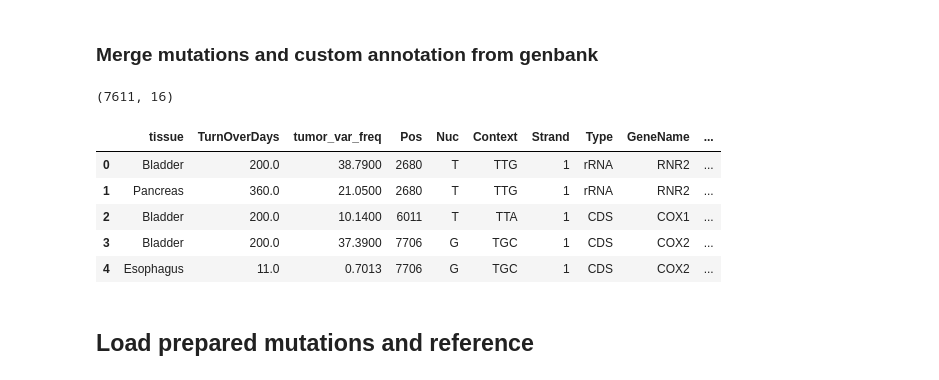
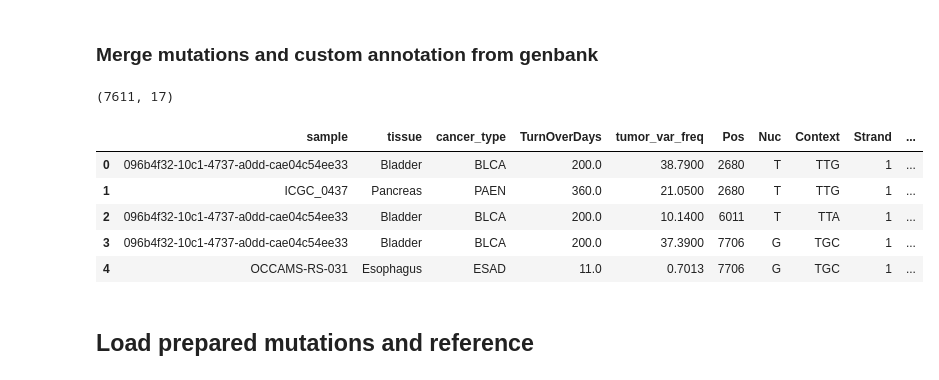
Before and after one commit to mitoclub/mtdnaMutSpecOfCancers, a Jupyter notebook: notebooks/mut_EDA.ipynb, the cells around one changed output. Saved outputs shown, nothing was run; the diff lists cells and outputs as text; code cells hidden in the pictures.

```diff
--- a/notebooks/mut_EDA.ipynb
+++ b/notebooks/mut_EDA.ipynb
@@ -37,10 +37,11 @@ sns.set_style()
 # %%
 ##### read observed and merge it with annotation in order to annotate
 path_to_obs = "../data/1raw/mtDNA_snv_Oct2016.txt"
-_cols = "position,ref,var,Tier2,Annot,tumor_var_freq,is_nonsense,Unnamed: 36".split(",")
+_cols = "position,ref,var,sample,tissue,Tier2,Annot,tumor_var_freq,is_nonsense,Unnamed: 36".split(",")
 ObsAll = pd.read_csv(path_to_obs, sep="\t", usecols=_cols)
 
-ObsAll.rename(columns={"Tier2": "tissue", "Unnamed: 36": "sbs_raw"}, inplace=True)
+ObsAll.rename(columns={"Unnamed: 36": "sbs_raw"}, inplace=True)
+ObsAll.rename(columns={"tissue": "cancer_type", "Tier2": "tissue"}, inplace=True)
 
 def replace_sbs(sbs: str):
     new_sbs = sbs[1] + "[" + sbs[2:5] + "]" + sbs[-1]
@@ -153,39 +174,40 @@ coda = CodonAnnotation(2)
 # %%
 def get_alt(ser: pd.Series):
     if not isinstance(ser["Codon"], str):
         return None
     codon = list(ser["Codon"])
     ref_nuc, alt_nuc = ser["ref"], ser["var"]
     pic = ser["PosInCodon"] - 1
     assert codon[pic] == ref_nuc, "reference nucleotide is not tha same as in codon"
     codon[pic] = alt_nuc
     alt_codon = "".join(codon)
     return alt_codon
 
 mutations = pd.merge(
-    ObsAll[["tissue", "position", "ref", "var", 'sbs', 'TurnOverDays', 'tumor_var_freq']],
+    ObsAll[["sample", "tissue", "cancer_type", "position", "ref",
+            "var", 'sbs', 'TurnOverDays', 'tumor_var_freq']],
     Ref, left_on=["position", "ref"], right_on=["Pos", "Nuc"],
 )
 mutations["AltCodon"] = mutations.apply(get_alt, axis=1)
 mutations["Label"] = mutations.apply(
     lambda s: 0 if s.PosInCodon <= 0 else coda.get_mut_type(
         s.Codon, s.AltCodon, s.PosInCodon - 1)[0], axis=1)
 mutations["Mut"] = mutations.Context.str.get(0) + "[" + mutations["ref"] + ">" + mutations["var"] + "]" + mutations.Context.str.get(-1)
 
 assert len(mutations[mutations.sbs != mutations.Mut]) == 0, "contexts are not equal"
 
 mutations.drop(["position", "ref", "var", "sbs"], axis=1, inplace=True)
 mutations.to_csv("../data/processed/mutations.csv", index=None)
 print(mutations.shape)
 mutations.head()
 # %% [output]
-(7611, 16)
+(7611, 17)
-|  | tissue | TurnOverDays | tumor_var_freq | Pos | Nuc | Context | Strand | Type | GeneName | ... |
-| 0 | Bladder | 200.0 | 38.7900 | 2680 | T | TTG | 1 | rRNA | RNR2 | ... |
-| 1 | Pancreas | 360.0 | 21.0500 | 2680 | T | TTG | 1 | rRNA | RNR2 | ... |
-| 2 | Bladder | 200.0 | 10.1400 | 6011 | T | TTA | 1 | CDS | COX1 | ... |
-| 3 | Bladder | 200.0 | 37.3900 | 7706 | G | TGC | 1 | CDS | COX2 | ... |
-| 4 | Esophagus | 11.0 | 0.7013 | 7706 | G | TGC | 1 | CDS | COX2 | ... |
+|  | sample | tissue | cancer_type | TurnOverDays | tumor_var_freq | Pos | Nuc | Context | Strand | ... |
+| 0 | 096b4f32-10c1-4737-a0dd-cae04c54ee33 | Bladder | BLCA | 200.0 | 38.7900 | 2680 | T | TTG | 1 | ... |
+| 1 | ICGC_0437 | Pancreas | PAEN | 360.0 | 21.0500 | 2680 | T | TTG | 1 | ... |
+| 2 | 096b4f32-10c1-4737-a0dd-cae04c54ee33 | Bladder | BLCA | 200.0 | 10.1400 | 6011 | T | TTA | 1 | ... |
+| 3 | 096b4f32-10c1-4737-a0dd-cae04c54ee33 | Bladder | BLCA | 200.0 | 37.3900 | 7706 | G | TGC | 1 | ... |
+| 4 | OCCAMS-RS-031 | Esophagus | ESAD | 11.0 | 0.7013 | 7706 | G | TGC | 1 | ... |
 # %% [markdown]
 ## Load prepared mutations and reference
 # %%
```
Also changed, not shown: parts of 3 cells of this notebook, 1 other file.
